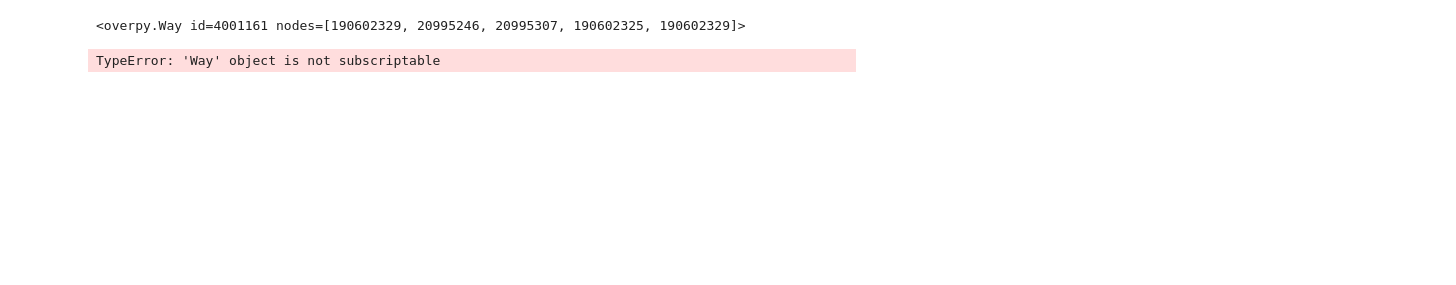
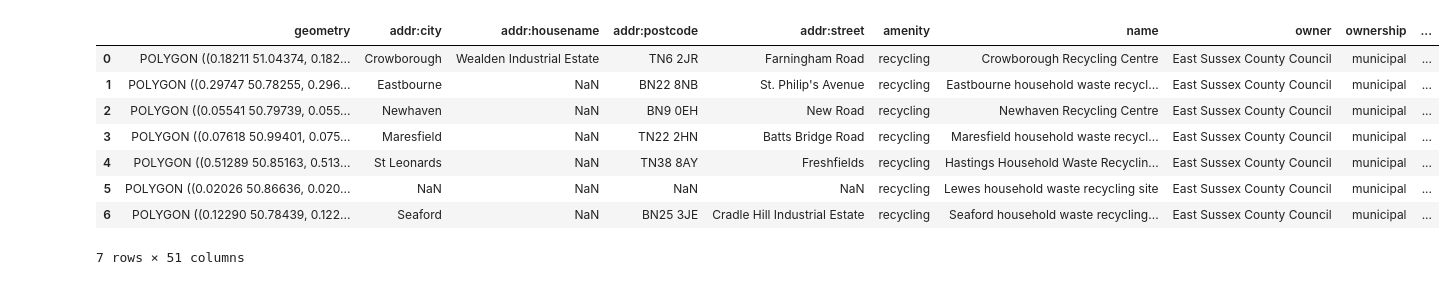
Before and after one commit to jnicho02/uk-open3r, a Jupyter notebook: notebooks/1-explore.ipynb, the cells around one changed output. Saved outputs shown, nothing was run; the diff lists cells and outputs as text; code cells hidden in the pictures; blank space fills up the shorter version.

Commit message:
find some East Sussex sites

```diff
--- a/notebooks/1-explore.ipynb
+++ b/notebooks/1-explore.ipynb
@@ -38,0 +41,3 @@ def node_to_feature(elem):
+# %%
+way_features = [to_feature(elem) for elem in r_ways.ways]
+way_features
@@ -39,4 +62,12 @@ def node_to_feature(elem):
+# %%
+r_nodes = api.query("""
+[out:json];
+area["name"="{}"][admin_level=6];
+(
+  node(area)["recycling_type"="centre"]["owner"];
+);
+out body;
+""".format(county))
 # %%
-features = [node_to_feature(elem) for elem in r.nodes]
-
-gdf = gpd.GeoDataFrame.from_features(features)
+node_features = [to_feature(elem) for elem in r_nodes.nodes]
+node_features
@@ -48,4 +75,0 @@ gdf.plot(figsize=(15, 10))
-# %%
-r.ways[0]
-# %% [output]
-<overpy.Way id=4001161 nodes=[190602329, 20995246, 20995307, 190602325, 190602329]>
@@ -61,6 +76,15 @@ def elem_to_feature(elem):
-# %%
-features = [elem_to_feature(elem) for elem in r.ways]
-
-gdf = gpd.GeoDataFrame.from_features(features)
-# %% [output]
-TypeError: 'Way' object is not subscriptable
+# %%
+features = way_features + node_features
+# %%
+gdf = gpd.GeoDataFrame.from_features(features, crs="EPSG:4326")
+gdf
+# %% [output]
+|  | geometry | addr:city | addr:housename | addr:postcode | addr:street | amenity | name | owner | ownership | ... |
+| 0 | POLYGON ((0.18211 51.04374, 0.182... | Crowborough | Wealden Industrial Estate | TN6 2JR | Farningham Road | recycling | Crowborough Recycling Centre | East Sussex County Council | municipal | ... |
+| 1 | POLYGON ((0.29747 50.78255, 0.296... | Eastbourne | NaN | BN22 8NB | St. Philip's Avenue | recycling | Eastbourne household waste recycl... | East Sussex County Council | municipal | ... |
+| 2 | POLYGON ((0.05541 50.79739, 0.055... | Newhaven | NaN | BN9 0EH | New Road | recycling | Newhaven Recycling Centre | East Sussex County Council | municipal | ... |
+| 3 | POLYGON ((0.07618 50.99401, 0.075... | Maresfield | NaN | TN22 2HN | Batts Bridge Road | recycling | Maresfield household waste recycl... | East Sussex County Council | municipal | ... |
+| 4 | POLYGON ((0.51289 50.85163, 0.513... | St Leonards | NaN | TN38 8AY | Freshfields | recycling | Hastings Household Waste Recyclin... | East Sussex County Council | municipal | ... |
+| 5 | POLYGON ((0.02026 50.86636, 0.020... | NaN | NaN | NaN | NaN | recycling | Lewes household waste recycling site | East Sussex County Council | municipal | ... |
+| 6 | POLYGON ((0.12290 50.78439, 0.122... | Seaford | NaN | BN25 3JE | Cradle Hill Industrial Estate | recycling | Seaford household waste recycling... | East Sussex County Council | municipal | ... |
+7 rows × 51 columns
```
Also changed, not shown: parts of 16 cells of this notebook.
